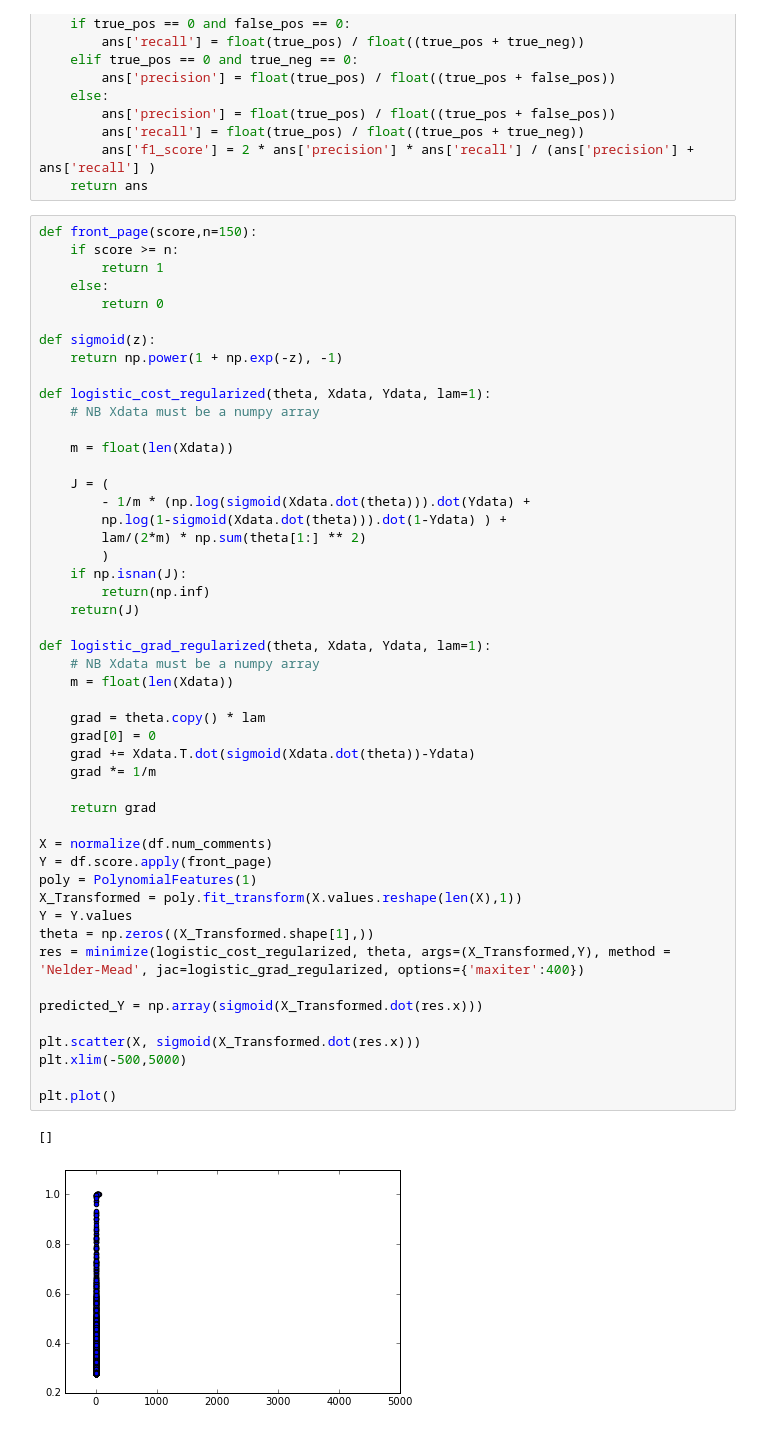
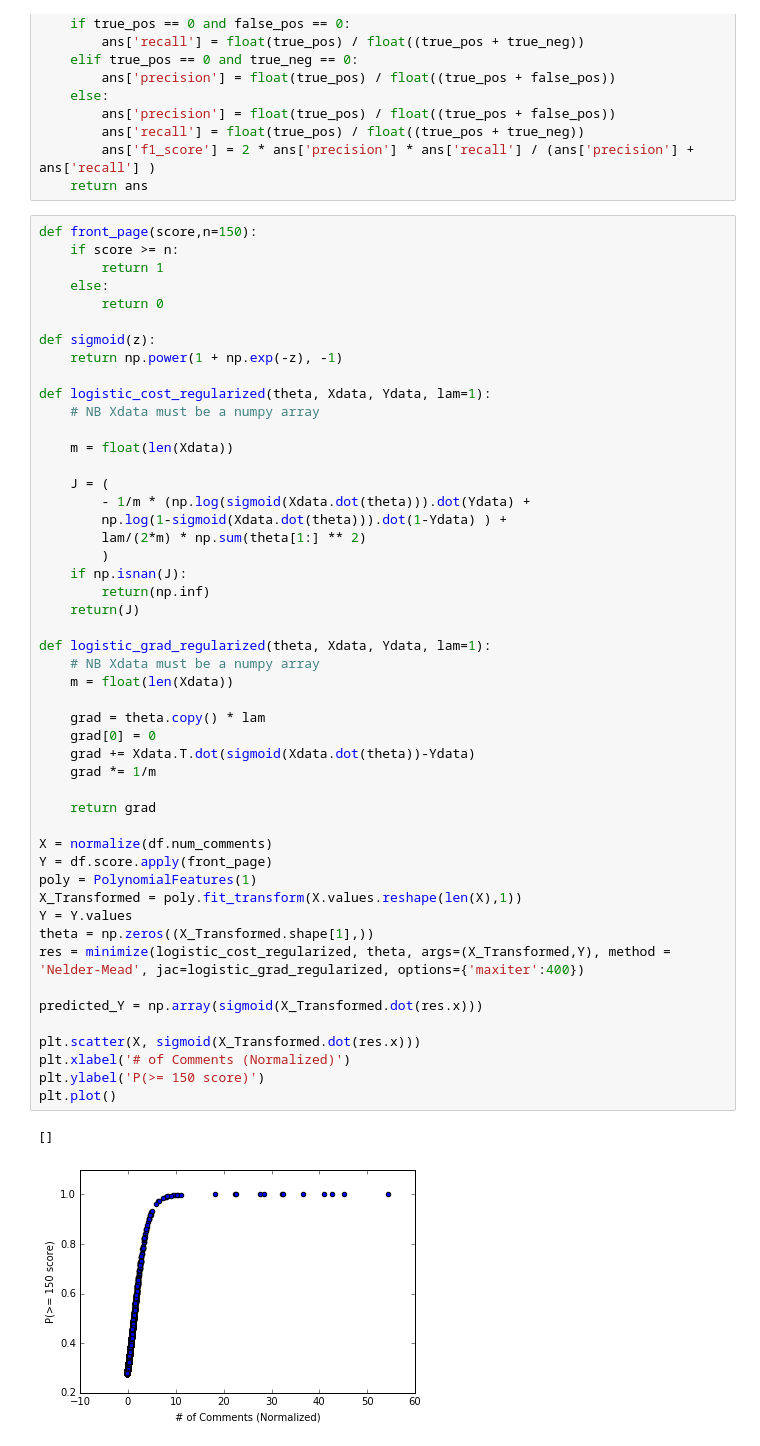
Before and after one commit to blin17/reddit_nba_predictor, a Jupyter notebook: Reddit_Analysis.ipynb, the cells around one changed output. Saved outputs shown, nothing was run; the diff lists cells and outputs as text.

```diff
--- a/Reddit_Analysis.ipynb
+++ b/Reddit_Analysis.ipynb
@@ -177,36 +176,36 @@ def logistic_cost_regularized(theta, Xdata, Ydata, lam=1):
         )
     if np.isnan(J):
         return(np.inf)
     return(J)
 
 def logistic_grad_regularized(theta, Xdata, Ydata, lam=1):
     # NB Xdata must be a numpy array
     m = float(len(Xdata))
 
     grad = theta.copy() * lam
     grad[0] = 0
     grad += Xdata.T.dot(sigmoid(Xdata.dot(theta))-Ydata)
     grad *= 1/m
 
     return grad
 
 X = normalize(df.num_comments)
 Y = df.score.apply(front_page)
 poly = PolynomialFeatures(1)
 X_Transformed = poly.fit_transform(X.values.reshape(len(X),1))
 Y = Y.values
 theta = np.zeros((X_Transformed.shape[1],))
 res = minimize(logistic_cost_regularized, theta, args=(X_Transformed,Y), method = 'Nelder-Mead', jac=logistic_grad_regularized, options={'maxiter':400})
 
 predicted_Y = np.array(sigmoid(X_Transformed.dot(res.x)))
 
 plt.scatter(X, sigmoid(X_Transformed.dot(res.x)))
-plt.xlim(-500,5000)
-
+plt.xlabel('# of Comments (Normalized)')
+plt.ylabel('P(>= 150 score)')
 plt.plot()
 # %% [output]
 []
-[figure, old version]
+[figure, new version]
 # %%
 
 score_df = pd.DataFrame()
```
Also changed, not shown: parts of 25 cells of this notebook, 2 other files.
